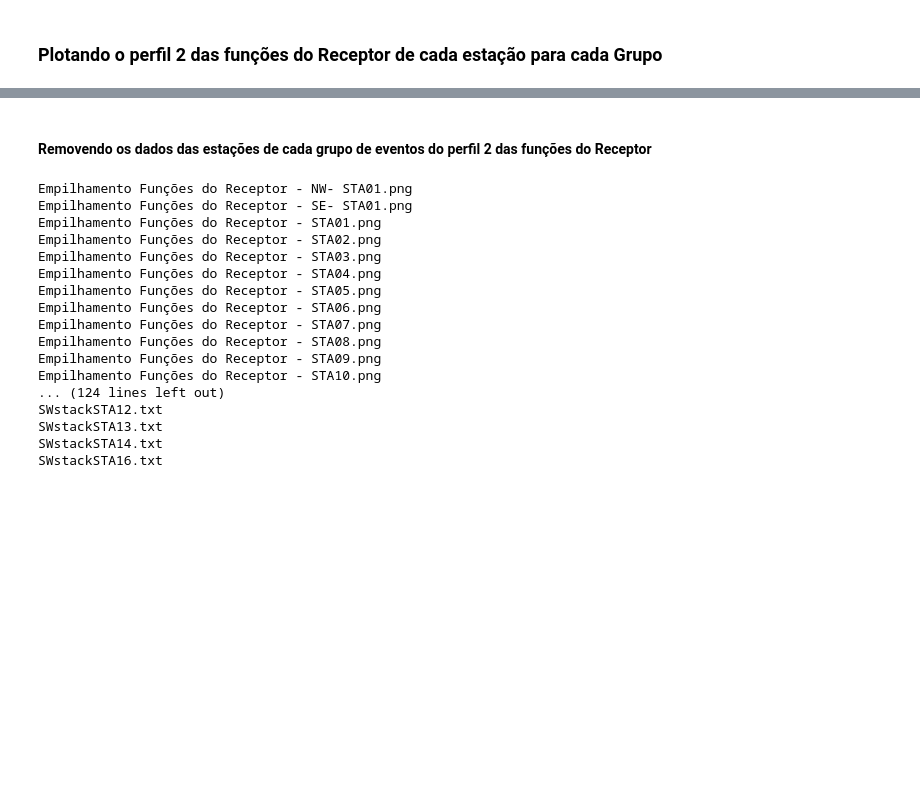
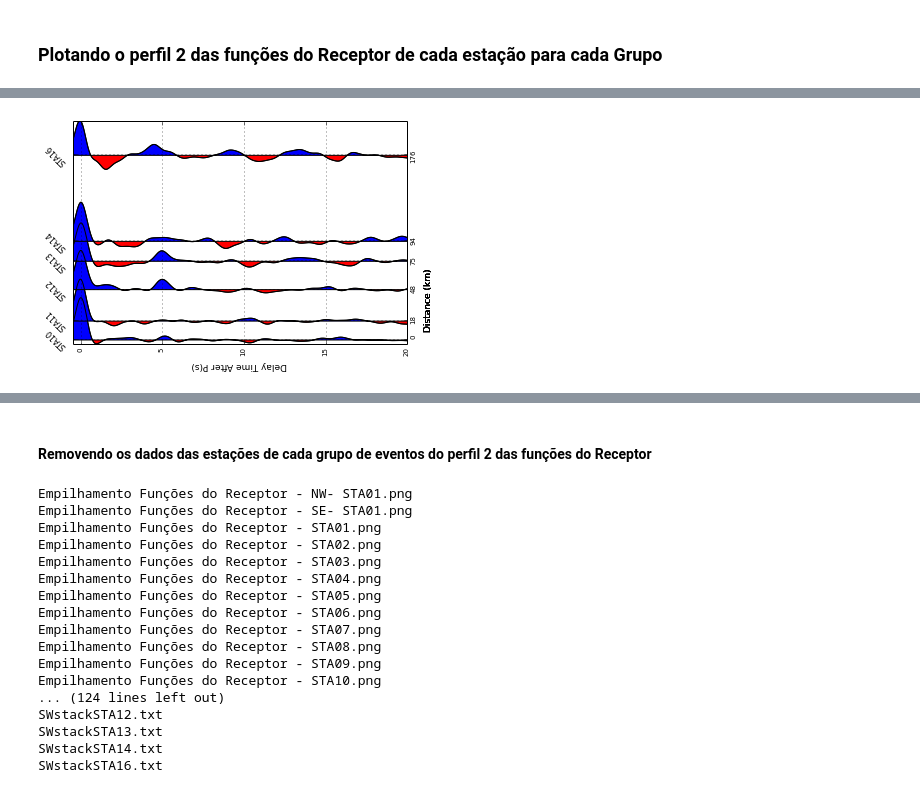
Before and after one commit to dIOGOLOC/projeto_mestrado, a Jupyter notebook: plotagem_perfil_estacoes.ipynb, the cells around one changed output, grey strips where cells are left out. Saved outputs shown, nothing was run; the diff lists cells and outputs as text; code cells hidden in the pictures; blank space fills up the shorter version.

```diff
--- a/plotagem_perfil_estacoes.ipynb
+++ b/plotagem_perfil_estacoes.ipynb
@@ -217,3 +236,5 @@ plot_perfil('NE',NElist,NESTA,DadosRF['NE']['dist'],DadosRF['NE']['time'],DadosR
 # %%
-plot_perfil('NE',NElist,NESTA,DadosRF['NE']['dist'],DadosRF['NE']['time'],DadosRF['NE']['stack'],200)
+plot_perfil('SW2',SWlist2,SWSTA2,DadosRF['SW2']['dist'],DadosRF['SW2']['time'],DadosRF['SW2']['stack'],200)
+# %% [output]
+[figure, added]
 # %%
```
Also changed, not shown: parts of 9 cells of this notebook.
